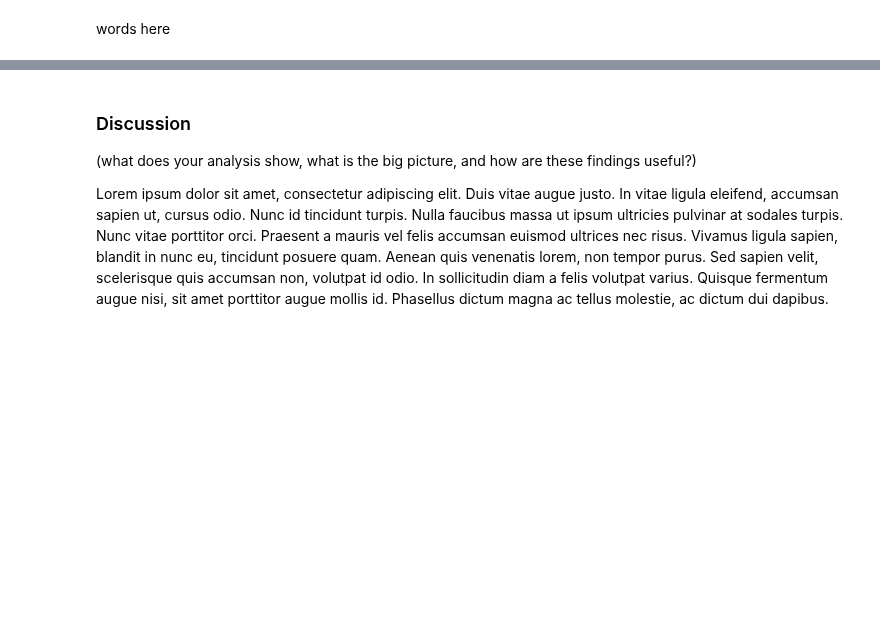
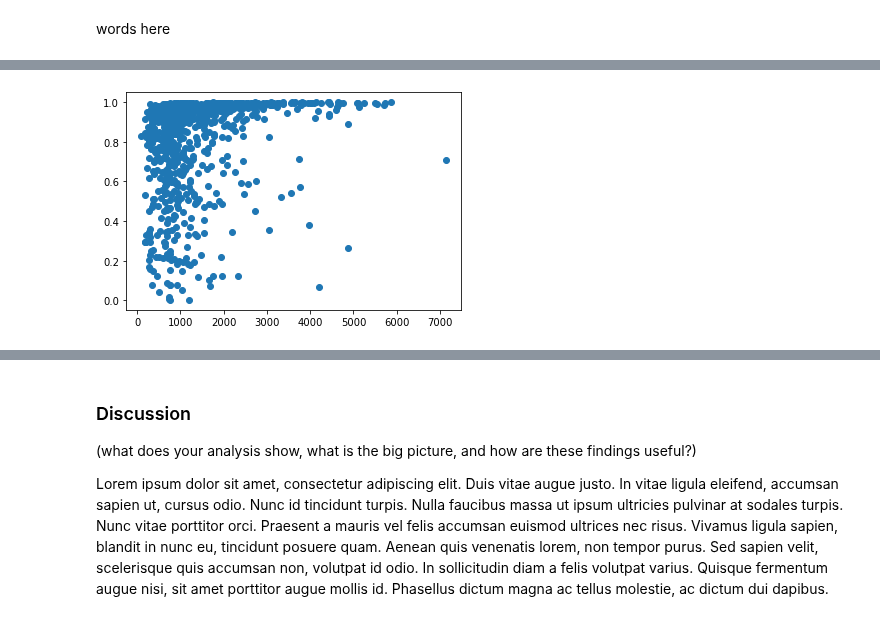
Before and after one commit to Crystalhuynh39/DH-140-Project, a Jupyter notebook: FinalProject.ipynb, the cells around one changed output, grey strips where cells are left out. Drawn from its saved outputs; the diff is of its cells as text; code cells hidden in the pictures; blank space fills up the shorter version.

Commit message:
Addressed first feedback point, and last feedback point, added graph for reviewlength vs polarity

```diff
--- a/FinalProject.ipynb
+++ b/FinalProject.ipynb
@@ -762,3 +762,12 @@ plt.show()
 [figure]
 # %% [markdown]
 words here
+# %%
+k = 0
+posdata = []
+for index, row in positive.iterrows():
+    while k < 50:
+        review = positive["review"].iloc[k]
+        print('Review ' + str(k) + "'s compound polarity score is " + str(sia.polarity_scores(review)["compound"]))
+        posdata.append(sia.polarity_scores(review)["compound"])
+        k+=1
@@ -764,0 +792,18 @@ words here
+# %%
+#see how review polarity impacts its length
+rlength = []
+polarity = []
+limit = 1000
+for ind in range(len(imdb_df["review"])):
+    if ind > limit:
+        break
+    review = imdb_df["review"][ind]
+    rlength.append(len(imdb_df["review"][ind]))
+    polarity.append(abs(sia.polarity_scores(review)["compound"]))
+    #print(len(imdb_df["review"][ind]))
+    #print(abs(sia.polarity_scores(review)["compound"]))
+
+plt.scatter(rlength, polarity)
+plt.show()
+# %% [output]
+[figure, added]
```
Also changed, not shown: parts of 5 cells of this notebook.
